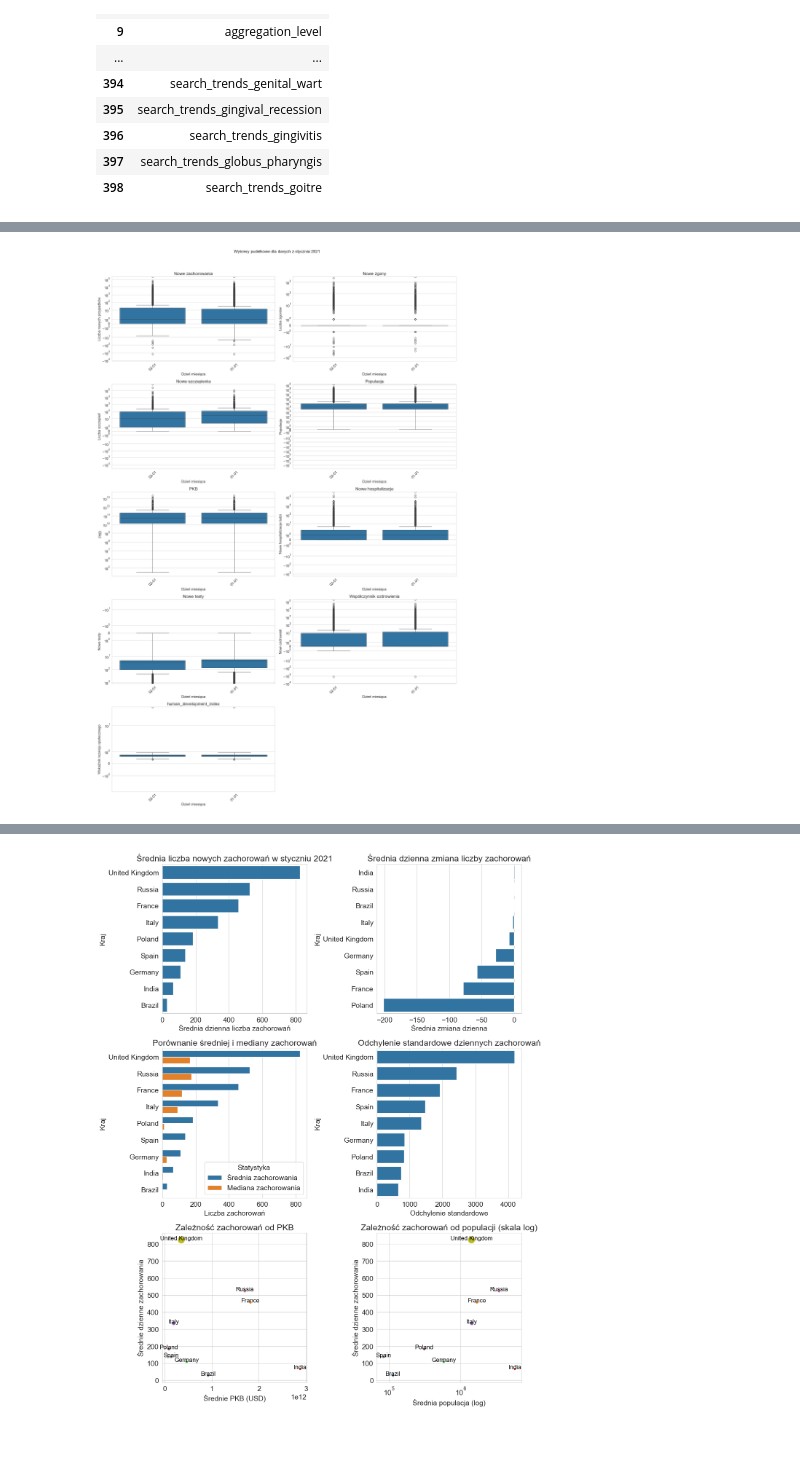
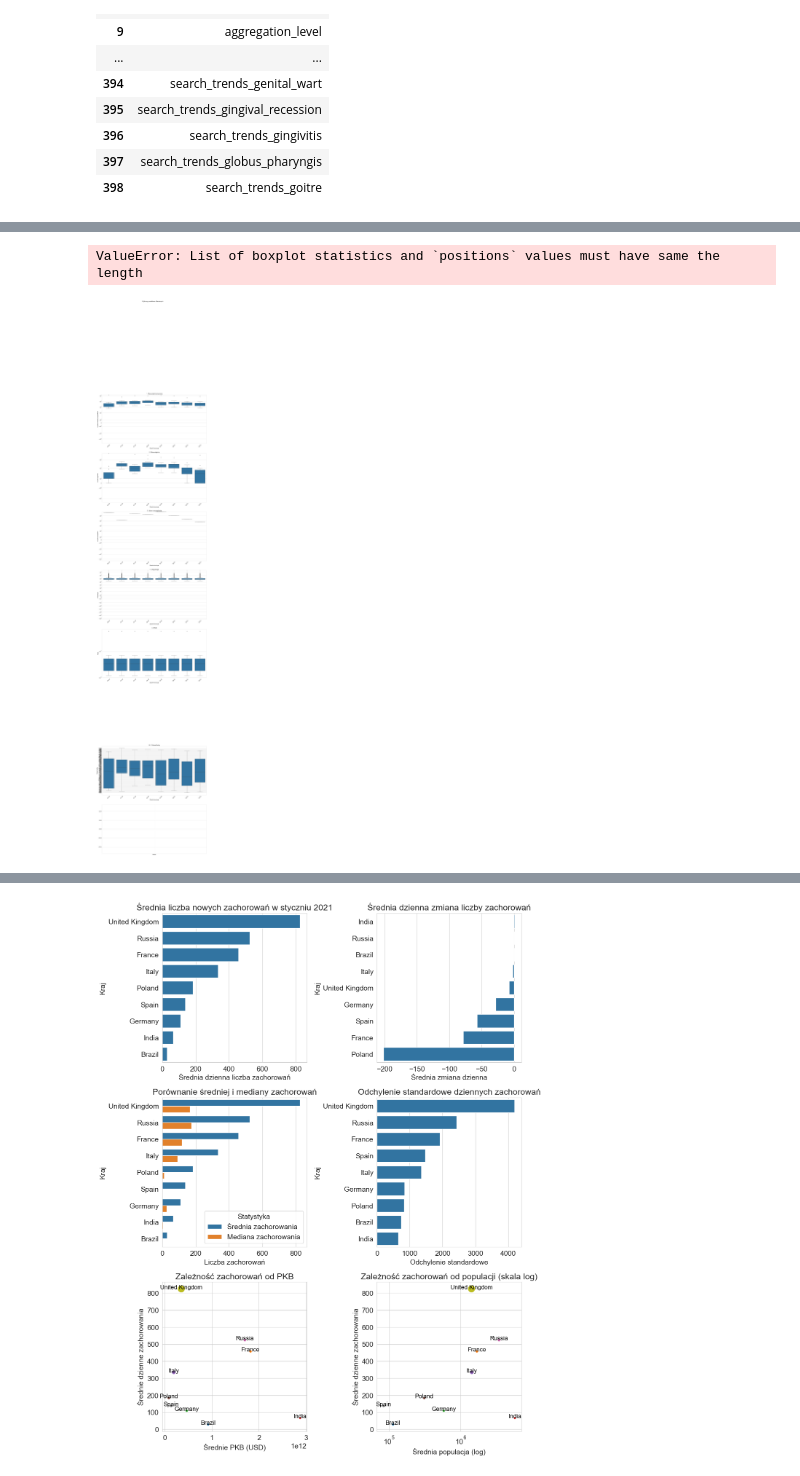
Before and after one commit to kasiap556/bigdata, a Jupyter notebook: main.ipynb, the cells around one changed output, grey strips where cells are left out. Cells and saved outputs as stored; diff of their text form; code cells hidden in the pictures; blank space fills up the shorter version.

Commit message:
czesc 2

```diff
--- a/main.ipynb
+++ b/main.ipynb
@@ -68,7 +73,7 @@ columns_df
 | 397 | search_trends_globus_pharyngis |
 | 398 | search_trends_goitre |
 # %%
-#czesc 1
+#1
 import matplotlib.pyplot as plt
 import seaborn as sns
 import pandas as pd
@@ -88,102 +93,105 @@ SELECT
 FROM
   `bigquery-public-data.covid19_open_data.covid19_open_data`
 WHERE
-  date between '2021-01-01' and '2021-01-02'
-  AND country_name IS NOT NULL
+  date between '2021-01-01' and '2021-01-08'
+  AND country_name = 'Poland'
 """
 
 # Wykonanie zapytania i stworzenie DataFrame
 df = client.query(query).to_dataframe()
+# Konwersja na daty bez użycia strftime
+df['date'] = pd.to_datetime(df['date'])
+print(df['date'].unique())  # Sprawdzenie unikalnych dat
 
 # Konwersja daty na format dzień-miesiąc dla lepszej czytelności na wykresach
 df['date'] = pd.to_datetime(df['date']).dt.strftime('%d-%m')
 
 # Konfiguracja wykresów
-plt.figure(figsize=(20, 30))
+plt.figure(figsize=(20, 100))
 sns.set_style("whitegrid")
-plt.suptitle("Wykresy pudełkowe dla danych z stycznia 2021", y=1.02, fontsize=16)
+plt.suptitle("Wykresy pudełkowe dla danych", y=1.02, fontsize=16)
 plt.rcParams.update({'font.size': 14})  # Domyślny rozmiar czcionki dla wszystkich elementów
 
-#1.1. liczby nowych zachorowań,
-plt.subplot(5, 2, 1)
+#1. Liczba nowych zachorowań
+plt.subplot(9, 1, 1)
 sns.boxplot(x='date', y='new_confirmed', data=df)
-plt.title('Nowe zachorowania')
+plt.title('1. Nowe zachorowania')
 plt.xticks(rotation=45)
 plt.xlabel('Dzień miesiąca')
 plt.ylabel('Liczba nowych przypadków')
 plt.yscale('symlog')
 
 # 2. Liczba nowych zgonów
-plt.subplot(5, 2, 2)
+plt.subplot(9, 1, 2)
 sns.boxplot(x='date', y='new_deceased', data=df)
-plt.title('Nowe zgony')
+plt.title('2. Nowe zgony')
 plt.xticks(rotation=45)
 plt.xlabel('Dzień miesiąca')
 plt.ylabel('Liczba zgonów')
 plt.yscale('symlog')
 
 # 3. Liczba nowych szczepień
-plt.subplot(5, 2, 3)
+plt.subplot(9, 1, 3)
 sns.boxplot(x='date', y='new_persons_vaccinated', data=df)
-plt.title('Nowe szczepienia')
+plt.title('3. Nowe szczepienia')
 plt.xticks(rotation=45)
 plt.xlabel('Dzień miesiąca')
 plt.ylabel('Liczba szczepień')
 plt.yscale('symlog')
 
 # 4. Populacja
-plt.subplot(5, 2, 4)
+plt.subplot(9, 1, 4)
 sns.boxplot(x='date', y='population', data=df)
-plt.title('Populacja')
+plt.title('4. Populacja')
 plt.xticks(rotation=45)
 plt.xlabel('Dzień miesiąca')
 plt.ylabel('Populacja')
 plt.yscale('symlog')
 
 # 5. PKB
-plt.subplot(5, 2, 5)
+plt.subplot(9, 1, 5)
 sns.boxplot(x='date', y='gdp_usd', data=df)
-plt.title('PKB')
+plt.title('5. PKB')
 plt.xticks(rotation=45)
 plt.xlabel('Dzień miesiąca')
 plt.ylabel('PKB')
 plt.yscale('log')
 
 # 6.1. Hospotaliacje ludzi
-plt.subplot(5, 2, 6)
-sns.boxplot(x='date', y='new_hospitalized_patients', data=df)
-plt.title('Nowe hospitalizacje')
-plt.xticks(rotation=45)
-plt.xlabel('Dzień miesiąca')
-plt.ylabel('Nowe hospitalizacje ludzi')
-plt.yscale('symlog')
+# plt.subplot(9, 1, 6)
+# sns.boxplot(x='date', y='new_hospitalized_patients', data=df)
+# plt.title('6.1. Nowe hospitalizacje')
+# plt.xticks(rotation=45)
+# plt.xlabel('Dzień miesiąca')
+# plt.ylabel('Nowe hospitalizacje ludzi')
+
 
 # 6.2. Testy
-plt.subplot(5, 2, 7)
+plt.subplot(9, 1, 7)
 sns.boxplot(x='date', y='new_tested', data=df)
-plt.title('Nowe testy')
+plt.title('6.2. Nowe testy')
 plt.xticks(rotation=45)
 plt.xlabel('Dzień miesiąca')
 plt.ylabel('Nowe testy')
-plt.yscale('symlog')
+
 
 # 6.3. Nowi ozdrowiali
-plt.subplot(5, 2, 8)
+plt.subplot(9, 1, 8)
 sns.boxplot(x='date', y='new_recovered', data=df)
-plt.title('Współczynnik ozdrowienia')
+plt.title('6.3. Współczynnik ozdrowienia')
 plt.xticks(rotation=45)
 plt.xlabel('Dzień miesiąca')
 plt.ylabel('Nowi ozdrowiali')
-plt.yscale('symlog')
+
 
 # 6.4. Wskaźnik rozwoju społecznego
-plt.subplot(5, 2, 9)
+plt.subplot(9, 1, 9)
 sns.boxplot(x='date', y='human_development_index', data=df)
-plt.title('human_development_index')
+plt.title('6.4. Wskaźnik rozwoju społecznego')
 plt.xticks(rotation=45)
 plt.xlabel('Dzień miesiąca')
 plt.ylabel('Wskaźnik rozwoju społecznego')
-plt.yscale('symlog')
+
 
 plt.tight_layout()
 plt.show()
@@ -191 +204,2 @@ plt.show()
+ValueError: List of boxplot statistics and `positions` values must have same the length
-[figure, old version]
+[figure, new version]
```
Also changed, not shown: parts of 5 cells of this notebook.
